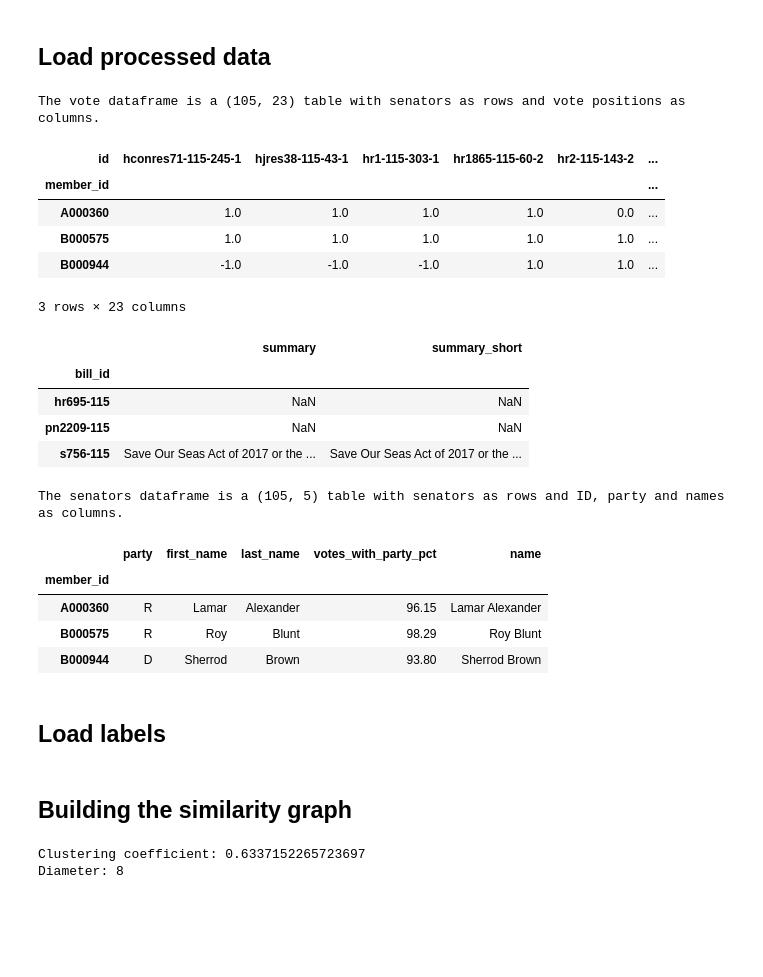
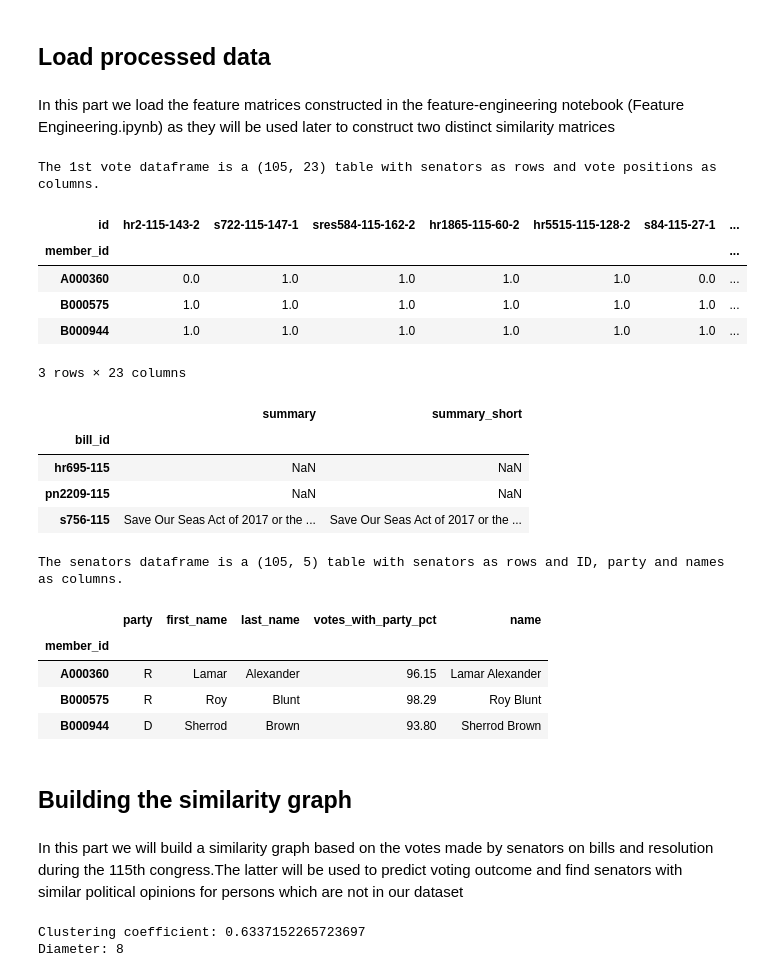
Before and after one commit to lkiel/US-Senators, a Jupyter notebook: Project Demonstration.ipynb, the cells around one changed output. Drawn from its saved outputs; the diff is of its cells as text; code cells hidden in the pictures; blank space fills up the shorter version.

```diff
--- a/Project Demonstration.ipynb
+++ b/Project Demonstration.ipynb
@@ -56,32 +56,37 @@ div.output_png {
 party_colormap = {'R':'red', 'D': 'dodgerblue', 'I':'limegreen'}
 # %% [markdown]
 ## Load processed data
+# %% [markdown]
+In this part we load the feature matrices constructed in the feature-engineering notebook (Feature Engineering.ipynb) as they will be used later to construct two distinct similarity matrices
 # %%
-votes = pd.read_pickle("data/processed/processed_votes.pickle")
-print("\n\n\nThe vote dataframe is a " + str(votes.shape) + " table with senators as rows and vote positions as columns.")
-display(votes.head(3))
+votes_1 = pd.read_pickle("data/processed/processed_votes.pickle")
+np.random.seed(2018)
+votes_1,_= split_dataframe(1, votes_1)
+
+print("\n\n\nThe 1st vote dataframe is a " + str(votes_1.shape) + " table with senators as rows and vote positions as columns.")
+display(votes_1.head(3))
 
 # Bill descriptions
 bill_descriptions = pd.read_csv("data/processed/processed_bill_descriptions.csv").set_index('bill_id')
 display(bill_descriptions.head(3))
 
-# Separate votes into "train" and "test" samples on a 80-20 basis
-np.random.seed(2018)
-votes_train, votes_test = split_dataframe(1, votes)
 
+
+# Loads the selected senators details
 senators = pd.read_pickle("data/processed/processed_senators.pickle")
 print("\n\n\nThe senators dataframe is a " + str(senators.shape) + " table with senators as rows and ID, party and names as columns.")
 display(senators.head(3))
 
+#Load labels
 senators_party = senators['party']
 numerical_labels = np.vectorize({'R':0.,'D':0.12,'I':0.223}.get)(senators_party)
 # %% [output]
-The vote dataframe is a (105, 23) table with senators as rows and vote positions as columns.
+The 1st vote dataframe is a (105, 23) table with senators as rows and vote positions as columns.
-| id | hconres71-115-245-1 | hjres38-115-43-1 | hr1-115-303-1 | hr1865-115-60-2 | hr2-115-143-2 | ... |
-| member_id |  |  |  |  |  | ... |
-| A000360 | 1.0 | 1.0 | 1.0 | 1.0 | 0.0 | ... |
-| B000575 | 1.0 | 1.0 | 1.0 | 1.0 | 1.0 | ... |
-| B000944 | -1.0 | -1.0 | -1.0 | 1.0 | 1.0 | ... |
+| id | hr2-115-143-2 | s722-115-147-1 | sres584-115-162-2 | hr1865-115-60-2 | hr5515-115-128-2 | s84-115-27-1 | ... |
+| member_id |  |  |  |  |  |  | ... |
+| A000360 | 0.0 | 1.0 | 1.0 | 1.0 | 1.0 | 0.0 | ... |
+| B000575 | 1.0 | 1.0 | 1.0 | 1.0 | 1.0 | 1.0 | ... |
+| B000944 | 1.0 | 1.0 | 1.0 | 1.0 | 1.0 | 1.0 | ... |
 3 rows × 23 columns
 |  | summary | summary_short |
 | bill_id |  |  |
@@ -94,8 +99,8 @@ The senators dataframe is a (105, 5) table with senators as rows and ID, party a
 | A000360 | R | Lamar | Alexander | 96.15 | Lamar Alexander |
 | B000575 | R | Roy | Blunt | 98.29 | Roy Blunt |
 | B000944 | D | Sherrod | Brown | 93.80 | Sherrod Brown |
-# %% [markdown]
-## Load labels
 # %% [markdown]
 ## Building the similarity graph
+# %% [markdown]
+In this part we will build a similarity graph based on the votes made by senators on bills and resolution during the 115th congress.The latter will be used to predict voting outcome and find senators with similar political opinions  for persons which are not in our dataset
 # %%
```
Also changed, not shown: parts of 67 cells of this notebook, 1 other file.
